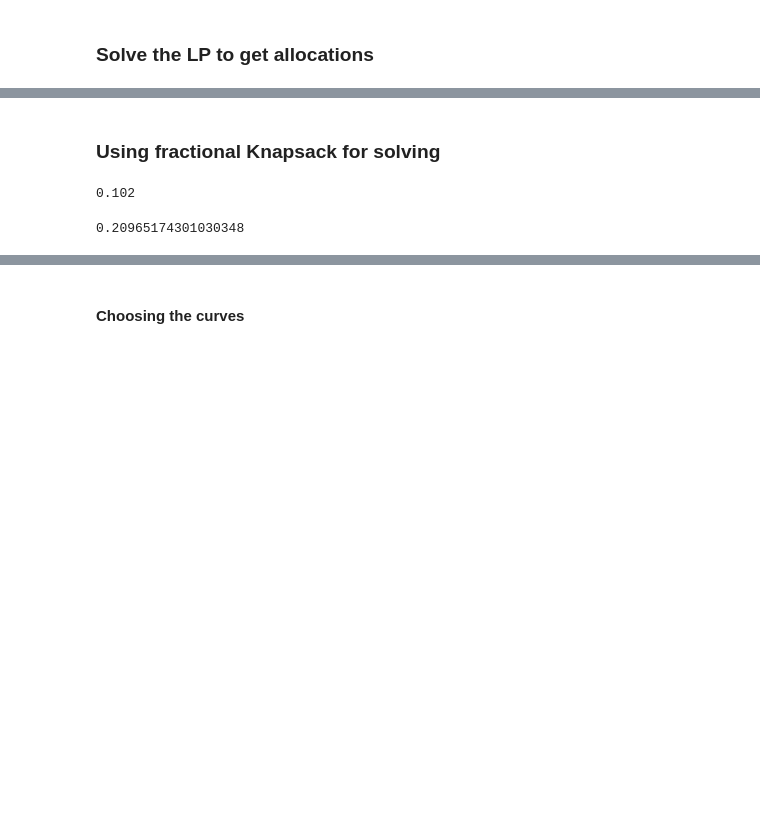
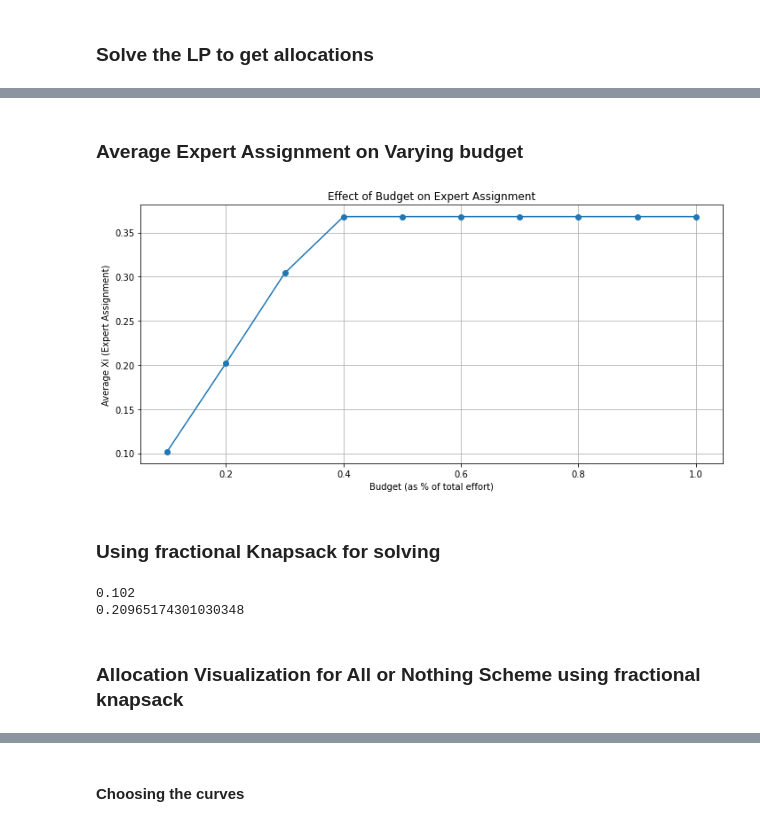
Before and after one commit to AnshulV05/Resource_constrained_deferring, a Jupyter notebook: project.ipynb, the cells around one changed output, grey strips where cells are left out. Saved outputs shown, nothing was run; the diff lists cells and outputs as text; code cells hidden in the pictures; blank space fills up the shorter version.

```diff
--- a/project.ipynb
+++ b/project.ipynb
@@ -62,2 +100,44 @@ Xi = np.array([int(X[i].varValue) if X[i].varValue is not None else 0 for i in r
+# %% [markdown]
+### Average Expert Assignment on Varying budget
+# %%
+budget_range = np.linspace(0.1, 1.0, 10)  # Budget from 10% to 100% of total effort
+results = []
+for budget in budget_range:
+    # Solve the linear program for each budget
+    Budget = np.sum(ei) * budget
+
+    prob = LpProblem("Expert_Assignment_ILP", LpMinimize)
+
+    # Decision variables: Xi ∈ {0, 1}
+    X = [LpVariable(f'X_{i}', cat=LpBinary) for i in range(N)]
+
+    # Objective: minimize sum(gi + Xi*(fi - gi)) = constant + sum(Xi*(fi - gi))
+    prob += lpSum([c[i] * X[i] for i in range(N)])
+
+    # Constraint: total effort used by expert ≤ B
+    prob += lpSum([ei[i] * X[i] for i in range(N)]) <= Budget
+
+    # Solve
+    prob.solve(PULP_CBC_CMD(msg=0))  # Silent mode
+
+    # Extract results
+    Xi = np.array([X[i].varValue for i in range(N)], dtype=int)
+
+    results.append((budget, Xi))
+
+results_df = pd.DataFrame(results, columns=['Budget', 'Xi'])
+results_df['Xi'] = results_df['Xi'].apply(lambda x: np.mean(x))  # Average Xi for each budget
+
+# Plotting the results
+plt.figure(figsize=(10, 5))
+plt.plot(results_df['Budget'], results_df['Xi'], marker='o')
+plt.xlabel('Budget (as % of total effort)')
+plt.ylabel('Average Xi (Expert Assignment)')
+plt.title('Effect of Budget on Expert Assignment')
+plt.grid(True)
+plt.tight_layout()
+plt.show()
+# %% [output]
+[figure, new version]
 # %% [markdown]
 ### Using fractional Knapsack for solving
@@ -87,7 +160,9 @@ for i in sorted_indices:
 # %%
 expected_error=np.sum(Xi*fi+(1-Xi)*gi)/N
 print(np.sum(Xi)/len(Xi))
-expected_error
+print(expected_error)
 # %% [output]
 0.102
+0.20965174301030348
-0.20965174301030348
+# %% [markdown]
+### Allocation Visualization for All or Nothing Scheme using fractional knapsack
```
Also changed, not shown: parts of 19 cells of this notebook.
